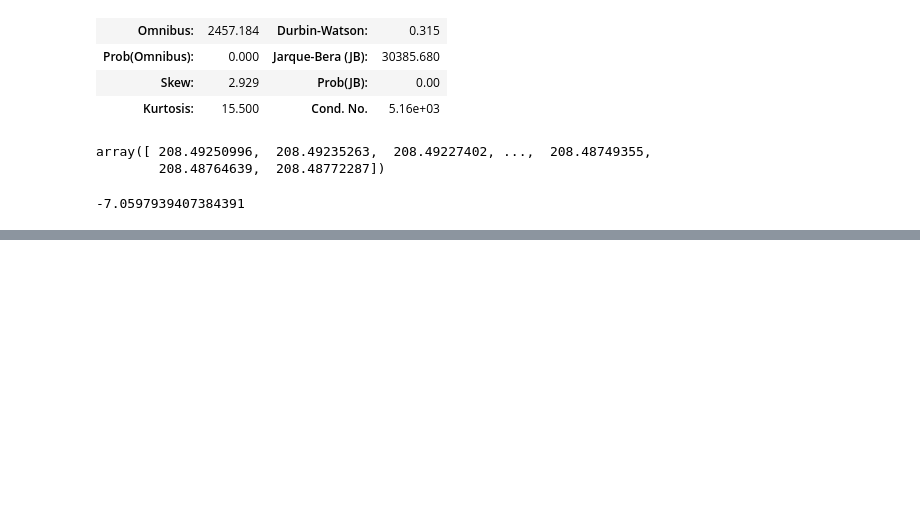
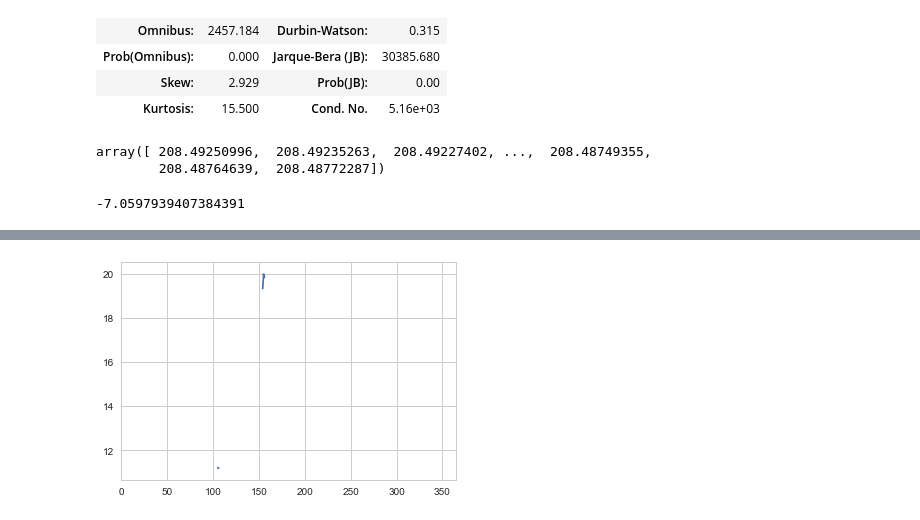
Before and after one commit to pycckuu/Great-Lakes-Data, a Jupyter notebook: post_proc_scripts/Data crunching.ipynb, the cells around one changed output, grey strips where cells are left out. Drawn from its saved outputs; the diff is of its cells as text; code cells hidden in the pictures; blank space fills up the shorter version.

```diff
--- a/post_proc_scripts/Data crunching.ipynb
+++ b/post_proc_scripts/Data crunching.ipynb
@@ -133,0 +151,10 @@ result.params[1]*365
+# %%
+df1 = df1.sort_values(['j_day', 'year'])
+df2 = df1.interpolate(method='linear')
+# %%
+df3 = df2.pivot_table(index=['j_day'], columns=['year','river'])
+# %%
+df3 = df3.interpolate(axis=1)
+# %%
+df4 = df3.dropna(how='all')
+df4
@@ -133,0 +183,5 @@ result.params[1]*365
+# %%
+sns.tsplot([df4['inflowT'][c] for c in df4['inflowT'].columns])
+plt.show()
+# %% [output]
+[figure, added]
```
Also changed, not shown: parts of 8 cells of this notebook, 3 other files.
